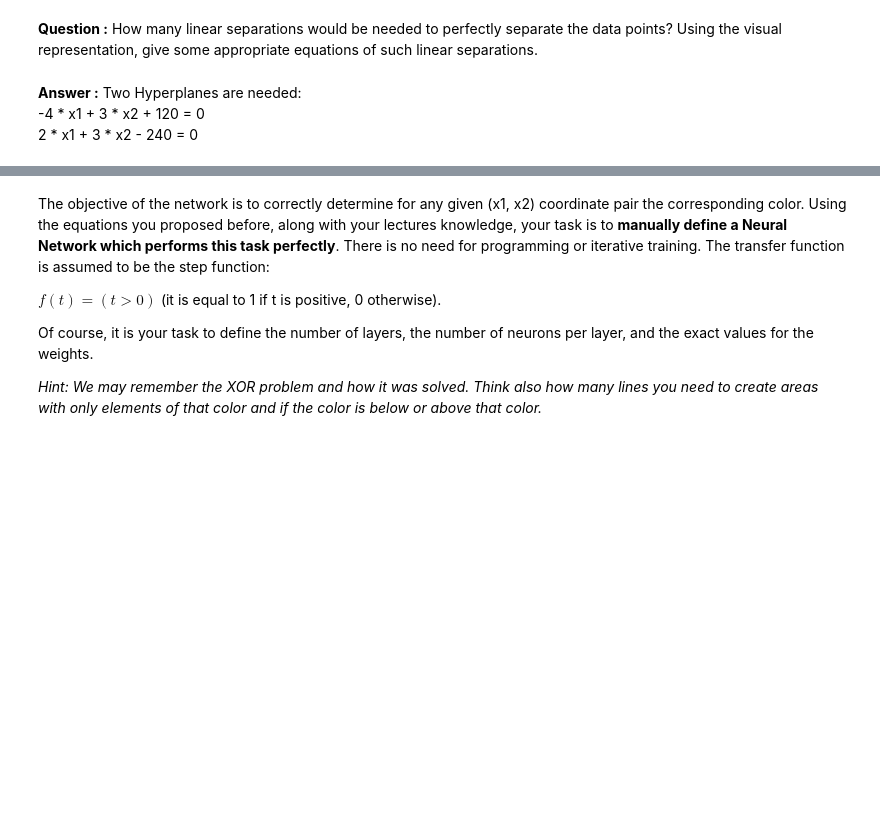
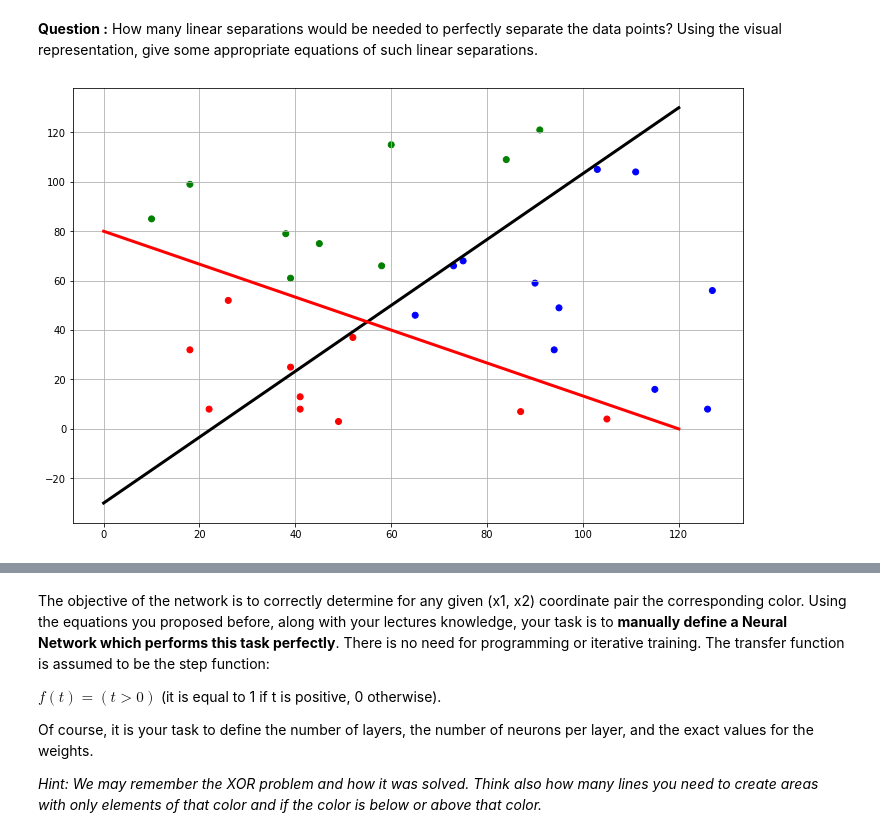
Before and after one commit to mspronesti/eurecom-machine-learning, a Jupyter notebook: labs/lab2/lab2_neural_networks.ipynb, the cells around one changed output, grey strips where cells are left out. Cells and saved outputs as stored; diff of their text form; code cells hidden in the pictures; blank space fills up the shorter version.

Commit message:
fix: wrong hyperplane coefficients
* change wrong hyperplane coefficients
* add script for missing dataplane plot

```diff
--- a/labs/lab2/lab2_neural_networks.ipynb
+++ b/labs/lab2/lab2_neural_networks.ipynb
@@ -42,7 +42,35 @@ Pairs of x1 and x2 coordinates (both ranging between 0 and 127) are associated w
 * Blue: output 0 0 1.
 # %% [markdown]
 **Question :** How many linear separations would be needed to perfectly separate the data points? Using the visual representation, give some appropriate equations of such linear separations.
-# %% [markdown]
-**Answer :** Two Hyperplanes are needed: <br>
--4 * x1 + 3 * x2 + 120 = 0 <br>
-2 * x1 + 3 * x2 - 240 = 0 <br>
+# %%
+import pandas as pd
+import matplotlib.pyplot as plt
+
+points_df = pd.read_csv("colors.csv")
+color_points_df = points_df.copy()
+
+color_points_df["color"] = color_points_df[["y1", "y2", "y3"]].idxmax(axis=1)
+color_points_df.drop(columns=["y1", "y2", "y3"], inplace=True)
+
+# mapping to color name
+color_points_df["color"] = color_points_df["color"].map(
+    lambda y_label: "red" if y_label == "y1"
+                        else "green"
+                        if y_label == "y2"
+                        else "blue"
+)
+
+plt.figure(figsize=(12, 8))
+plt.scatter(data=color_points_df, x="x1", y="x2", color="color", marker="o")
+
+x1_w = [0, 120] # covering 0, 120
+x2_w = [-30, 130]
+x1_r = [0, 120] # covering 0, 120
+x2_r = [80, 0]
+
+plt.plot(x1_w, x2_w, color="black", linewidth=3)
+plt.plot(x1_r, x2_r, color="red", linewidth=3)
+plt.grid()
+plt.show()
+# %% [output]
+[figure, added]
```
Also changed, not shown: parts of 5 cells of this notebook.
